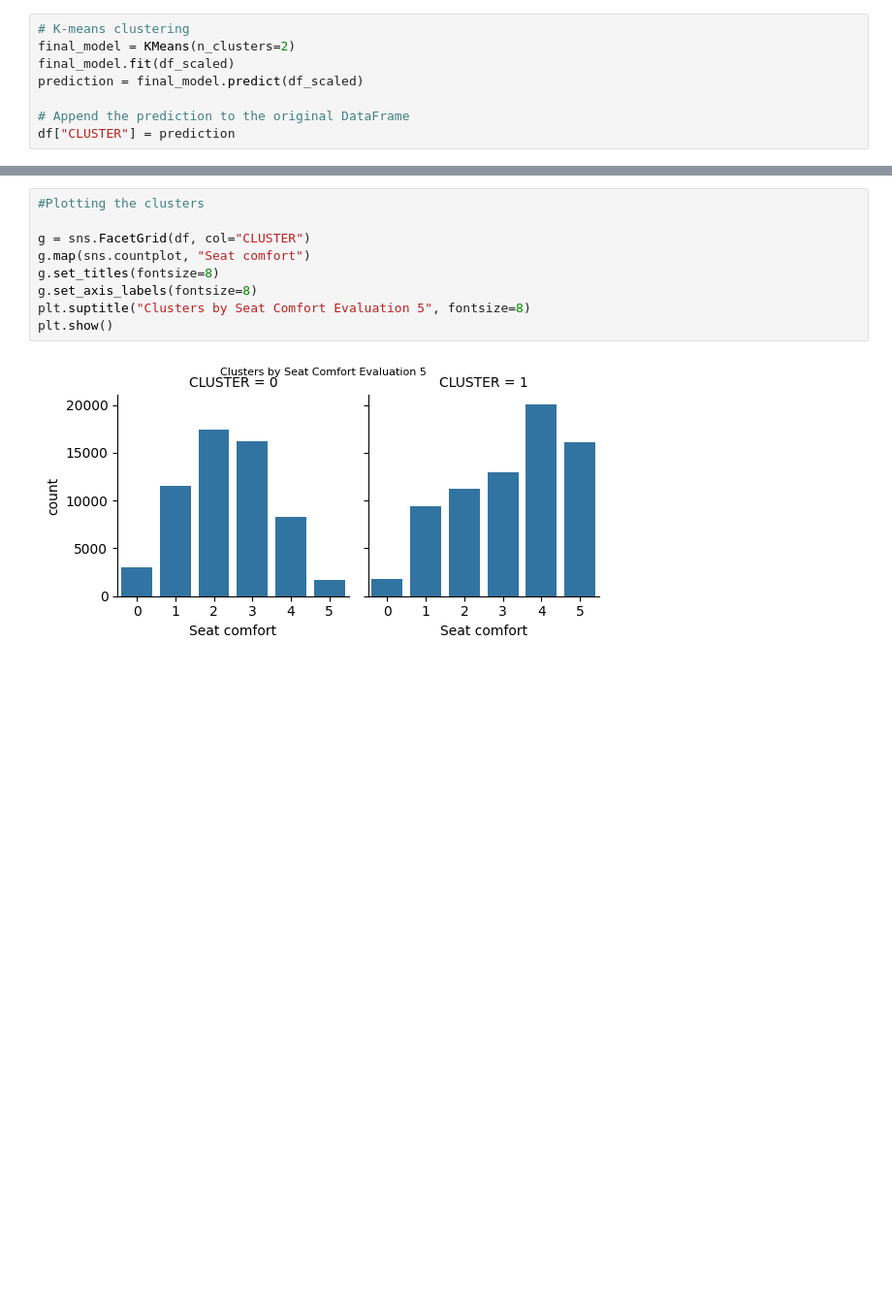
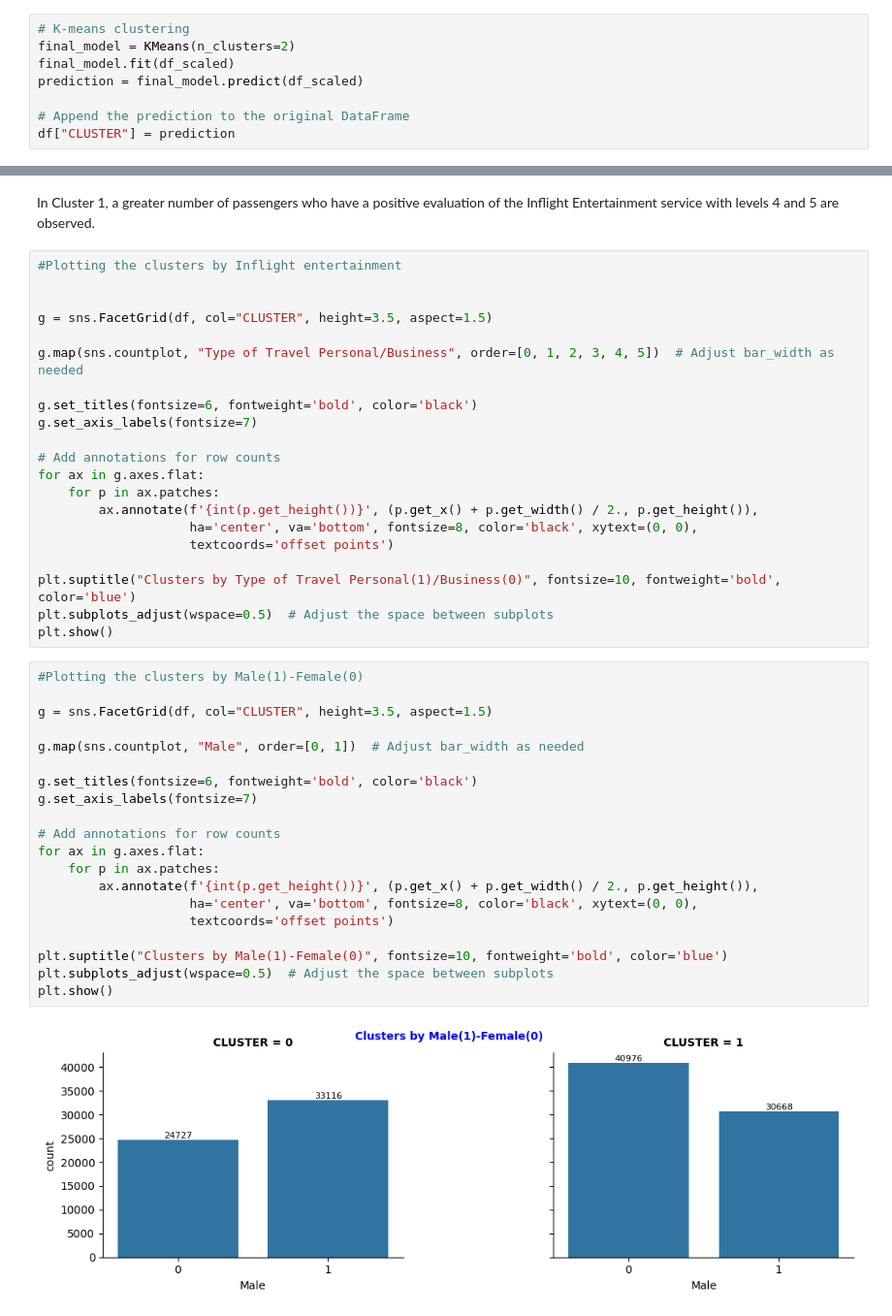
Before and after one commit to xstorresm/customer-service-case, a Jupyter notebook: Project_airline.ipynb, the cells around one changed output, grey strips where cells are left out. Shown at 97% size. Cells and saved outputs as stored; diff of their text form; blank space fills up the shorter version.

```diff
--- a/Project_airline.ipynb
+++ b/Project_airline.ipynb
@@ -1022,11 +1023,45 @@ plt.show()
+# %% [markdown]
+In Cluster 1, a greater number of passengers who have a positive evaluation of the Inflight Entertainment service with levels 4 and 5 are observed.
+# %%
+#Plotting the clusters by Inflight entertainment
+
+
+g = sns.FacetGrid(df, col="CLUSTER", height=3.5, aspect=1.5)
+
+g.map(sns.countplot, "Type of Travel Personal/Business", order=[0, 1, 2, 3, 4, 5])  # Adjust bar_width as needed
+
+g.set_titles(fontsize=6, fontweight='bold', color='black')
+g.set_axis_labels(fontsize=7)
+
+# Add annotations for row counts
+for ax in g.axes.flat:
+    for p in ax.patches:
+        ax.annotate(f'{int(p.get_height())}', (p.get_x() + p.get_width() / 2., p.get_height()),
+                    ha='center', va='bottom', fontsize=8, color='black', xytext=(0, 0),
+                    textcoords='offset points')
+
+plt.suptitle("Clusters by Type of Travel Personal(1)/Business(0)", fontsize=10, fontweight='bold', color='blue')
+plt.subplots_adjust(wspace=0.5)  # Adjust the space between subplots
+plt.show()
 # %%
-#Plotting the clusters
+#Plotting the clusters by Male(1)-Female(0)
 
-g = sns.FacetGrid(df, col="CLUSTER")
-g.map(sns.countplot, "Seat comfort")
-g.set_titles(fontsize=8)
-g.set_axis_labels(fontsize=8)
-plt.suptitle("Clusters by Seat Comfort Evaluation 5", fontsize=8)
+g = sns.FacetGrid(df, col="CLUSTER", height=3.5, aspect=1.5)
+
+g.map(sns.countplot, "Male", order=[0, 1])  # Adjust bar_width as needed
+
+g.set_titles(fontsize=6, fontweight='bold', color='black')
+g.set_axis_labels(fontsize=7)
+
+# Add annotations for row counts
+for ax in g.axes.flat:
+    for p in ax.patches:
+        ax.annotate(f'{int(p.get_height())}', (p.get_x() + p.get_width() / 2., p.get_height()),
+                    ha='center', va='bottom', fontsize=8, color='black', xytext=(0, 0),
+                    textcoords='offset points')
+
+plt.suptitle("Clusters by Male(1)-Female(0)", fontsize=10, fontweight='bold', color='blue')
+plt.subplots_adjust(wspace=0.5)  # Adjust the space between subplots
 plt.show()
 # %% [output]
-[figure, old version]
+[figure, new version]
```
Also changed, not shown: parts of 23 cells of this notebook.
